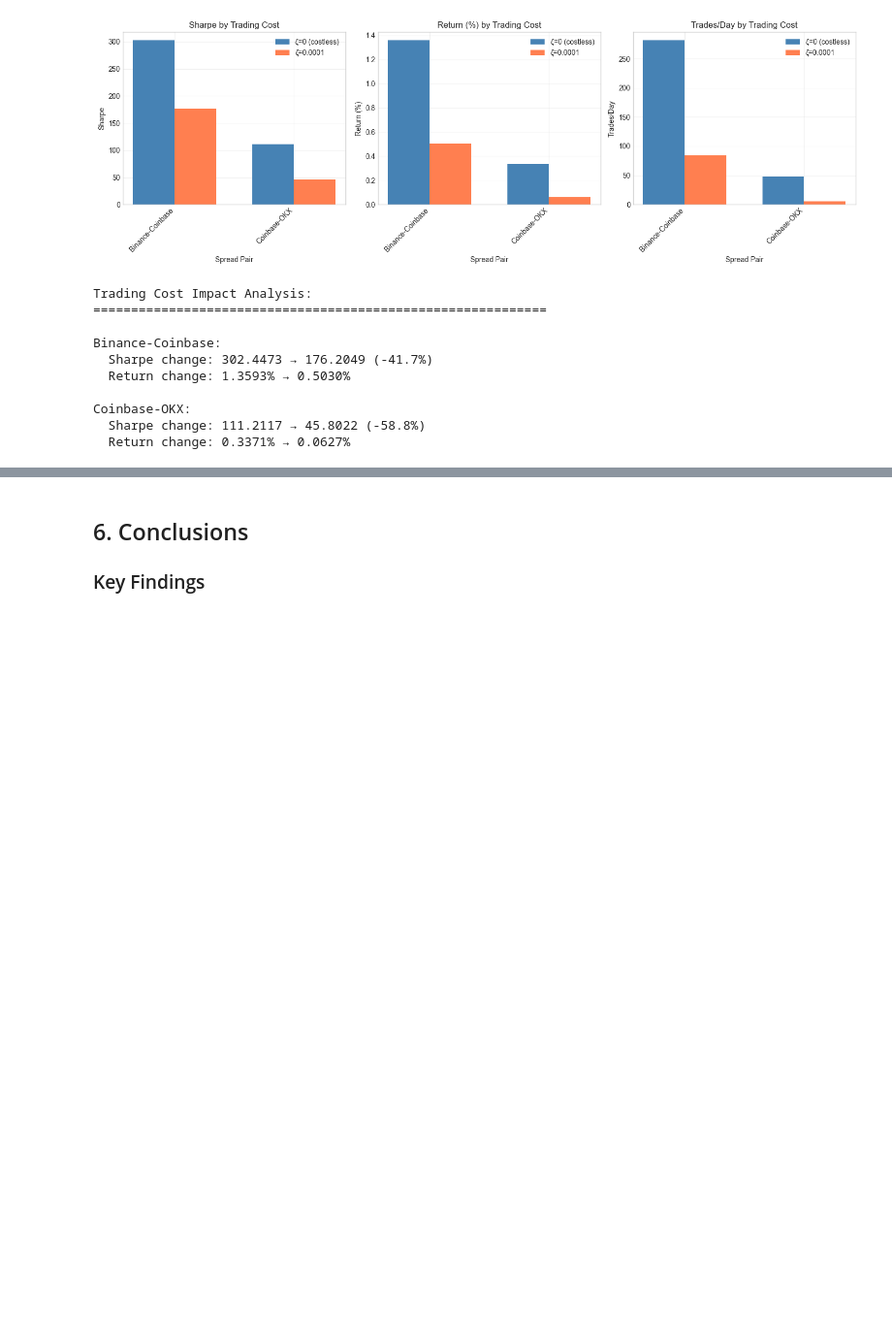
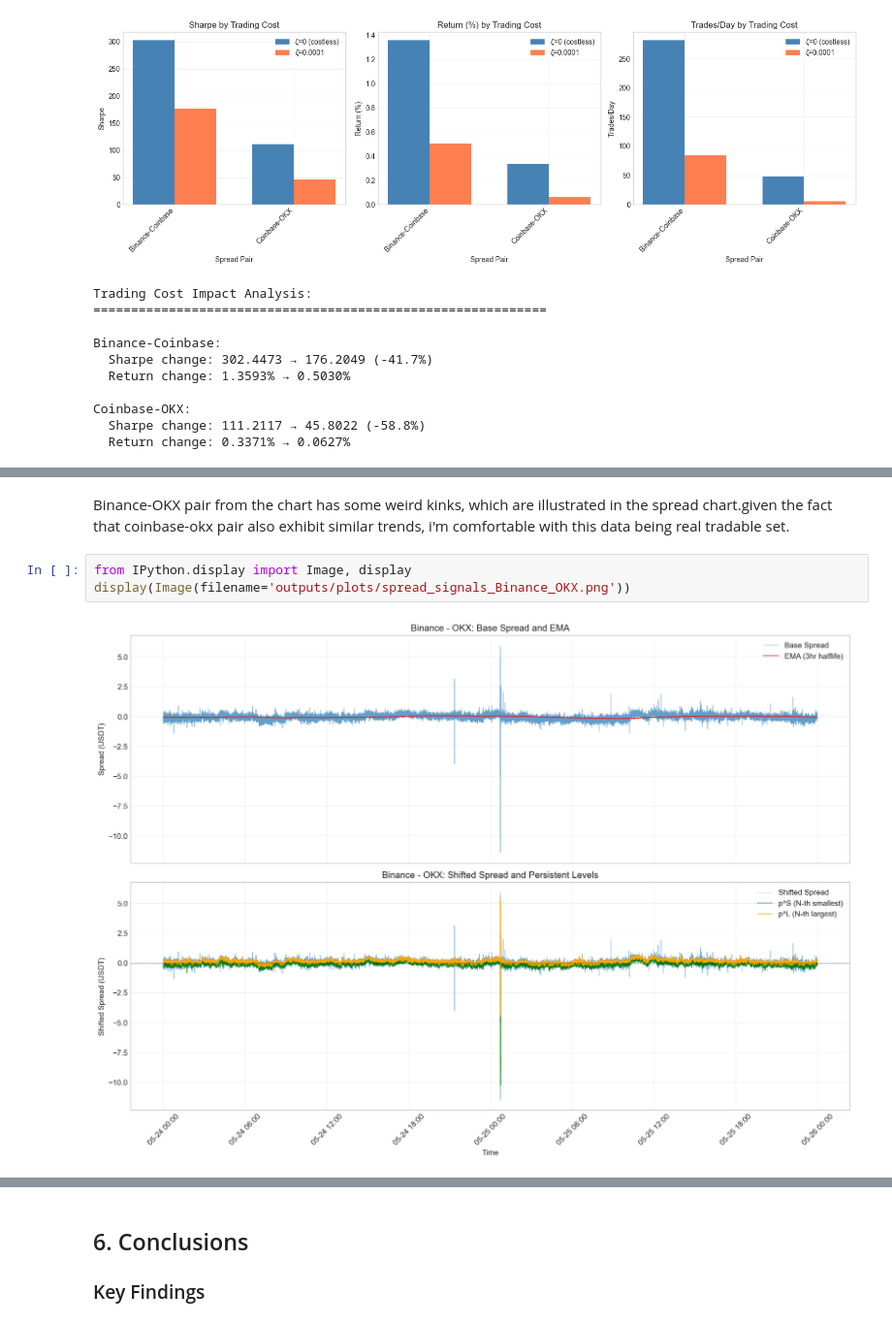
Before and after one commit to amywangyx1022/qts_project, a Jupyter notebook: week2/crypto_spread_analysis.ipynb, the cells around one changed output, grey strips where cells are left out. Shown at 97% size. Saved outputs shown, nothing was run; the diff lists cells and outputs as text; blank space fills up the shorter version.

```diff
--- a/week2/crypto_spread_analysis.ipynb
+++ b/week2/crypto_spread_analysis.ipynb
@@ -888,0 +785,7 @@ plt.show()
+# %% [markdown]
+Binance-OKX pair from the chart has some weird kinks, which are illustrated in the spread chart.given the fact that coinbase-okx pair also exhibit similar trends, i'm comfortable with this data being real tradable set.
+# %%
+from IPython.display import Image, display
+display(Image(filename='outputs/plots/spread_signals_Binance_OKX.png'))
+# %% [output]
+[figure, added]
```
Also changed, not shown: parts of 16 cells of this notebook, 17 other files.
